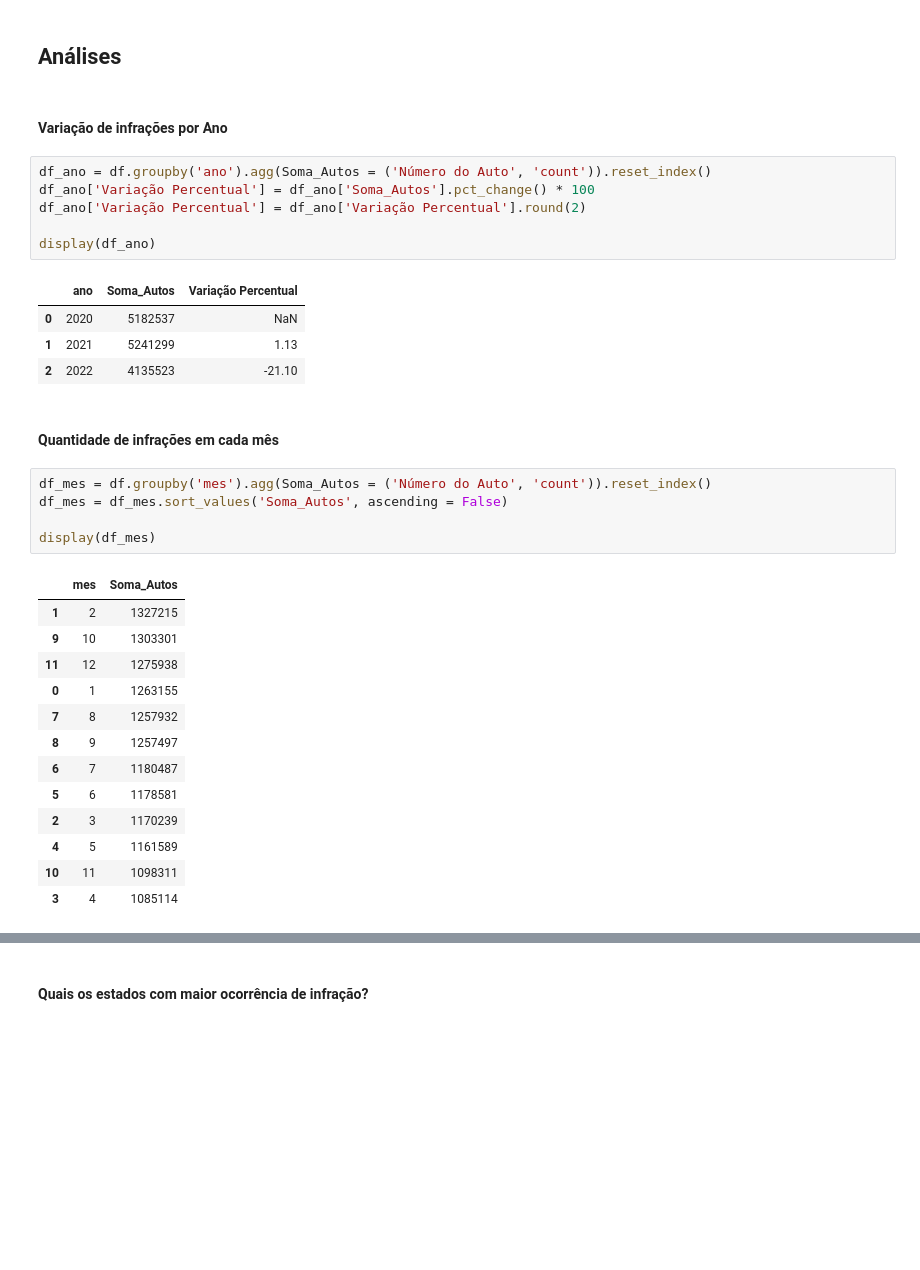
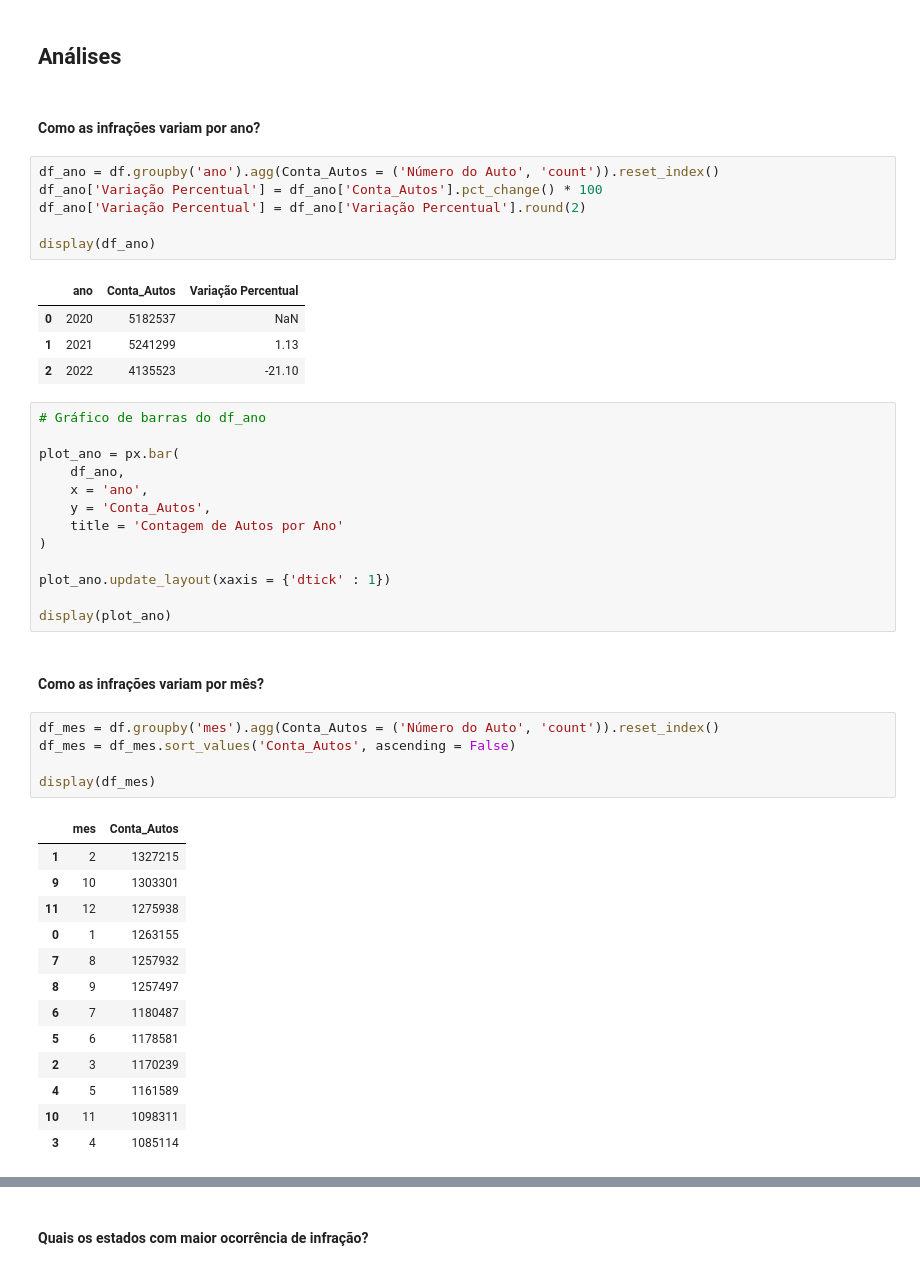
Before and after one commit to isabela-vitoriano/analise_dados_multas_prf, a Jupyter notebook: analise_exploratoria.ipynb, the cells around one changed output, grey strips where cells are left out. Drawn from its saved outputs; the diff is of its cells as text; blank space fills up the shorter version.

```diff
--- a/analise_exploratoria.ipynb
+++ b/analise_exploratoria.ipynb
@@ -229,27 +229,40 @@ df['ano'] = pd.to_datetime( df['Data da Infração (DD/MM/AAAA)'] ).dt.year
 # %% [markdown]
 ## Análises
 # %% [markdown]
-#### Variação de infrações por Ano
+#### Como as infrações variam por ano?
 # %%
-df_ano = df.groupby('ano').agg(Soma_Autos = ('Número do Auto', 'count')).reset_index()
-df_ano['Variação Percentual'] = df_ano['Soma_Autos'].pct_change() * 100
+df_ano = df.groupby('ano').agg(Conta_Autos = ('Número do Auto', 'count')).reset_index()
+df_ano['Variação Percentual'] = df_ano['Conta_Autos'].pct_change() * 100
 df_ano['Variação Percentual'] = df_ano['Variação Percentual'].round(2)
 
 display(df_ano)
 # %% [output]
-|  | ano | Soma_Autos | Variação Percentual |
+|  | ano | Conta_Autos | Variação Percentual |
 | 0 | 2020 | 5182537 | NaN |
 | 1 | 2021 | 5241299 | 1.13 |
 | 2 | 2022 | 4135523 | -21.10 |
-# %% [markdown]
-#### Quantidade de infrações em cada mês
+# %%
+# Gráfico de barras do df_ano
+
+plot_ano = px.bar(
+    df_ano,
+    x = 'ano',
+    y = 'Conta_Autos',
+    title = 'Contagem de Autos por Ano'
+)
+
+plot_ano.update_layout(xaxis = {'dtick' : 1})
+
+display(plot_ano)
+# %% [markdown]
+#### Como as infrações variam por mês?
 # %%
-df_mes = df.groupby('mes').agg(Soma_Autos = ('Número do Auto', 'count')).reset_index()
-df_mes = df_mes.sort_values('Soma_Autos', ascending = False)
+df_mes = df.groupby('mes').agg(Conta_Autos = ('Número do Auto', 'count')).reset_index()
+df_mes = df_mes.sort_values('Conta_Autos', ascending = False)
 
 display(df_mes)
 # %% [output]
-|  | mes | Soma_Autos |
+|  | mes | Conta_Autos |
 | 1 | 2 | 1327215 |
 | 9 | 10 | 1303301 |
 | 11 | 12 | 1275938 |
```
Also changed, not shown: parts of 16 cells of this notebook, 1 other file.
